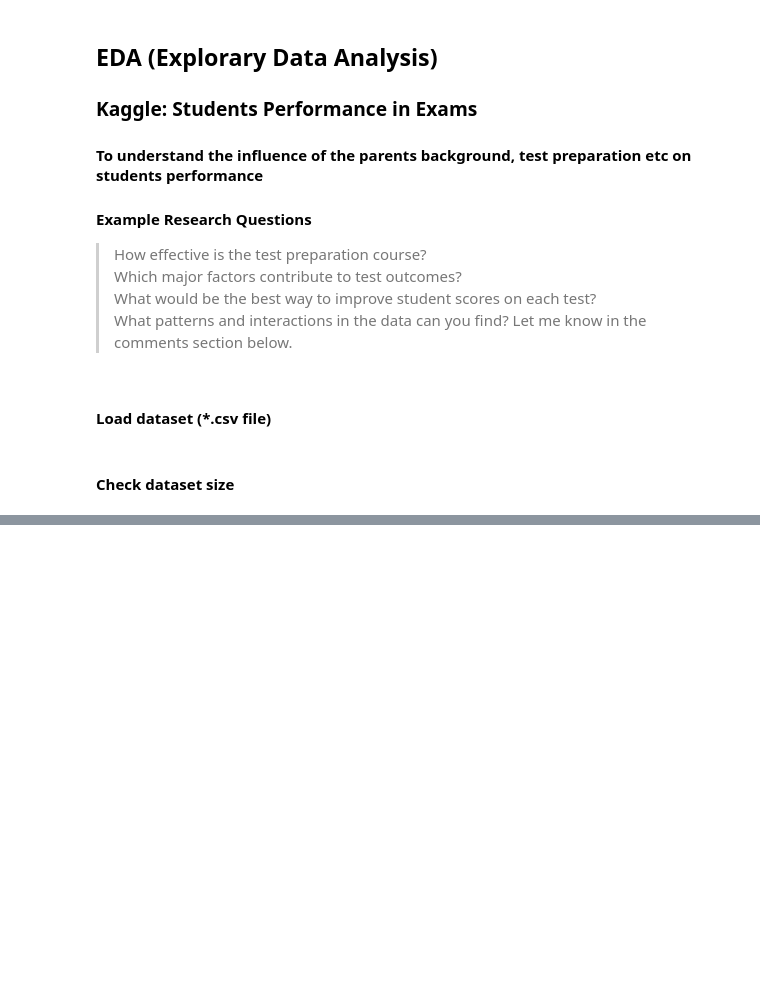
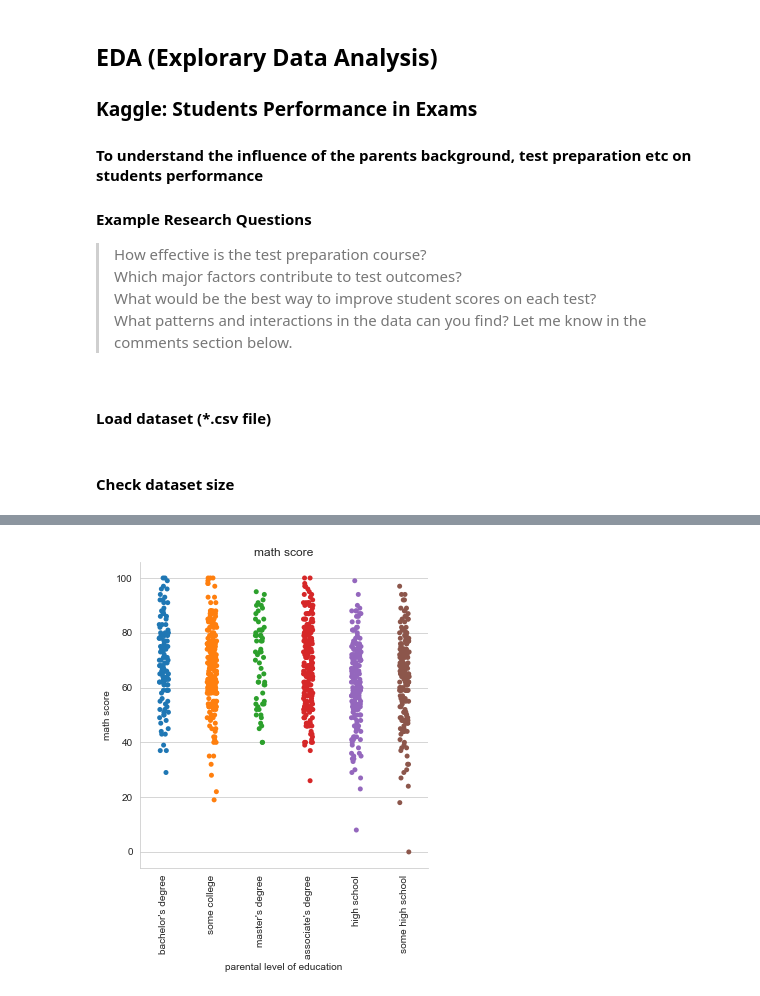
Before and after one commit to d823944/AI-FIP-Training, a Jupyter notebook: Python-for-Data-Analysis/chapter-10-Pandas-groupby.ipynb, the cells around one changed output, grey strips where cells are left out. Cells and saved outputs as stored; diff of their text form; code cells hidden in the pictures; blank space fills up the shorter version.

```diff
--- a/Python-for-Data-Analysis/chapter-10-Pandas-groupby.ipynb
+++ b/Python-for-Data-Analysis/chapter-10-Pandas-groupby.ipynb
@@ -142,6 +183,10 @@ plt.xticks(np.arange(len(df3.index)), df3.index, rotation=90)
 # %%
 g = sns.catplot(x='parental level of education', y='math score', data=df)
 g.set_xticklabels(rotation=90)
+plt.title('math score')
+g.savefig('strip plot.png')
+# %% [output]
+[figure, added]
 # %%
 g = sns.catplot(x='parental level of education', y='math score', data=df, kind='box', width=0.4)
 g.set_xticklabels(rotation=90)
```
Also changed, not shown: parts of 40 cells of this notebook.
